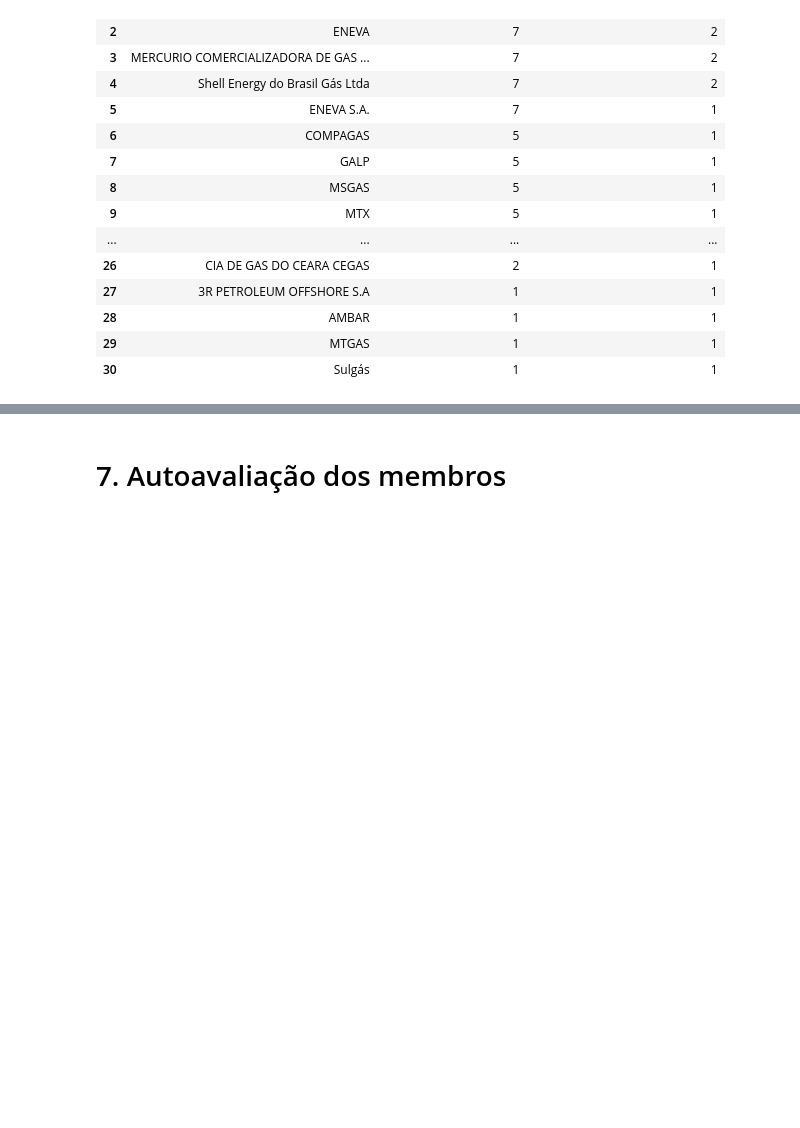
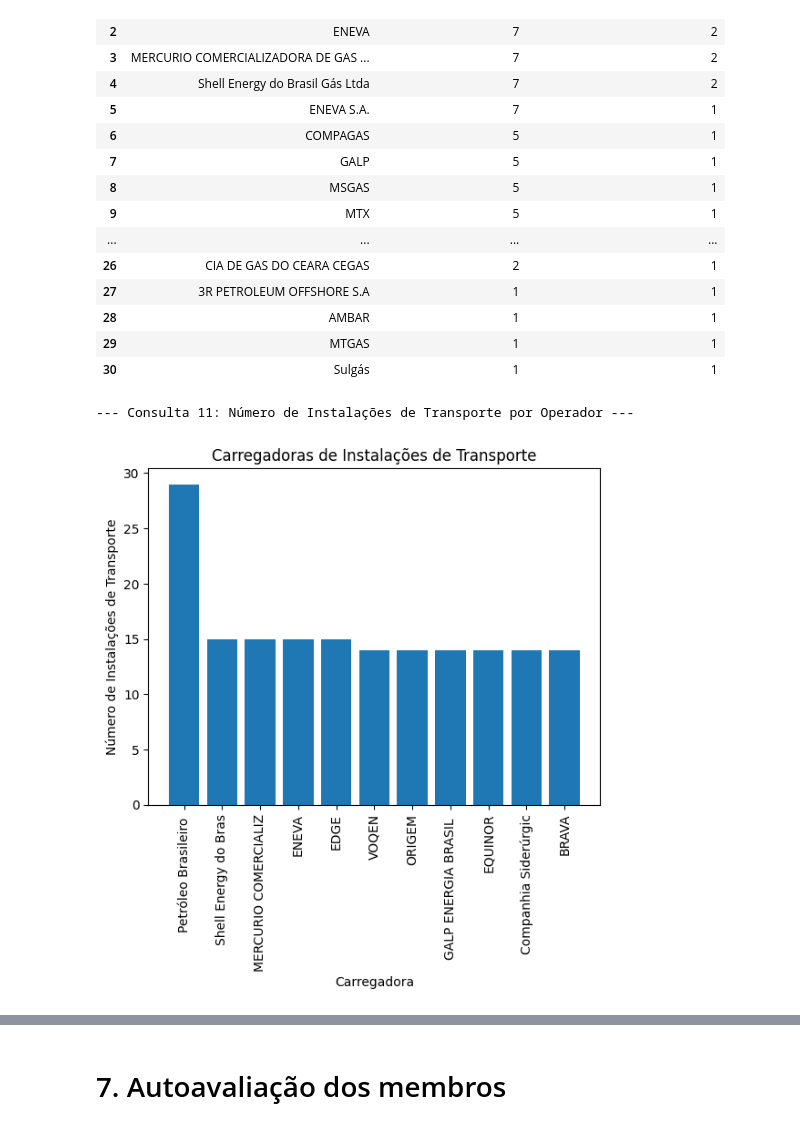
Before and after one commit to RaphaelLeivas/ibd-2025-1, a Jupyter notebook: TP2/tp2_template.ipynb, the cells around one changed output, grey strips where cells are left out. Drawn from its saved outputs; the diff is of its cells as text; code cells hidden in the pictures; blank space fills up the shorter version.

```diff
--- a/TP2/tp2_template.ipynb
+++ b/TP2/tp2_template.ipynb
@@ -456,3 +456,40 @@ df10
 | 28 | AMBAR | 1 | 1 |
 | 29 | MTGAS | 1 | 1 |
 | 30 | Sulgás | 1 | 1 |
+# %%
+import matplotlib.pyplot as plt
+
+print("\n--- Consulta 11: Número de Instalações de Transporte por Operador ---")
+conn = sqlite3.connect('gas_data.db')
+
+query11 =  """
+SELECT
+    SUBSTRING(CA.nome_carregador, 1, 20) AS carregador,
+    COUNT(IT.codigo_instalacao_transporte) as NumInstalacoesTransporte
+FROM
+    Carregador as CA
+INNER JOIN
+    Contrato as C ON C.codigo_carregador = CA.codigo_carregador
+INNER JOIN
+    Instalacao_Transporte as IT ON C.codigo_instalacao_transporte = IT.codigo_instalacao_transporte
+GROUP BY
+    CA.nome_carregador
+HAVING COUNT(IT.codigo_instalacao_transporte) > 10
+ORDER BY COUNT(IT.codigo_instalacao_transporte) DESC
+"""
+conn= sqlite3.connect('gas_data.db')
+df11 = pd.read_sql_query(query11, conn)
+conn.close()
+df11
+
+plt.bar(df11.iloc[:, 0], df11.iloc[:, 1])
+
+
+plt.title("Carregadoras de Instalações de Transporte")
+plt.ylabel("Número de Instalações de Transporte")
+plt.xticks(rotation=90)
+plt.xlabel("Carregadora")
+plt.show()
+# %% [output]
+--- Consulta 11: Número de Instalações de Transporte por Operador ---
+[figure, added]
```
Also changed, not shown: parts of 1 cell of this notebook.
